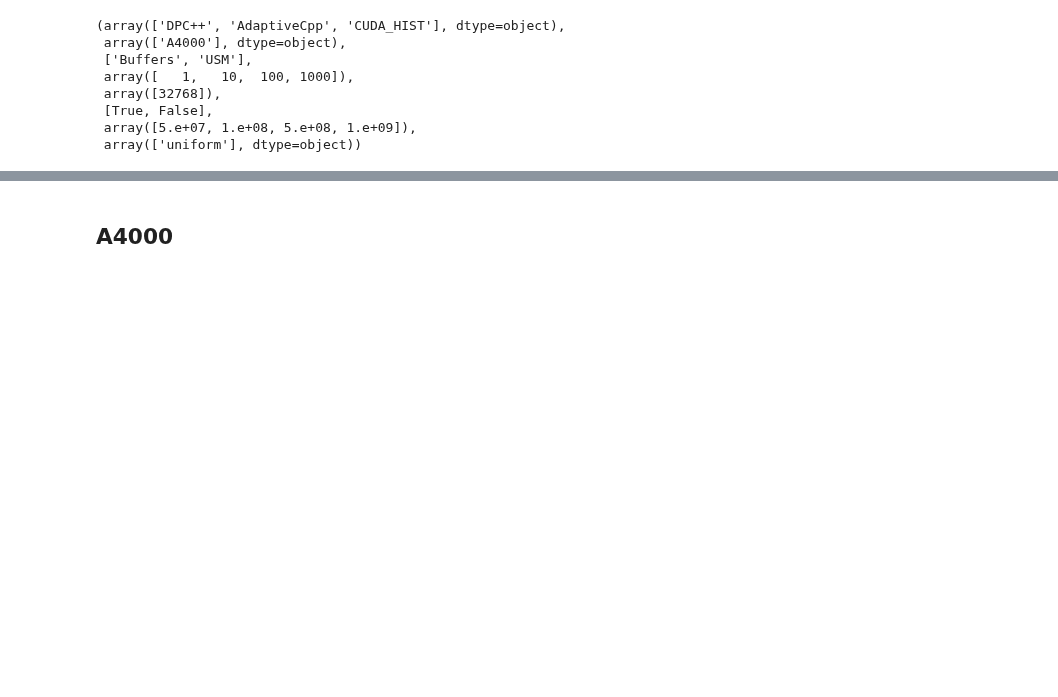
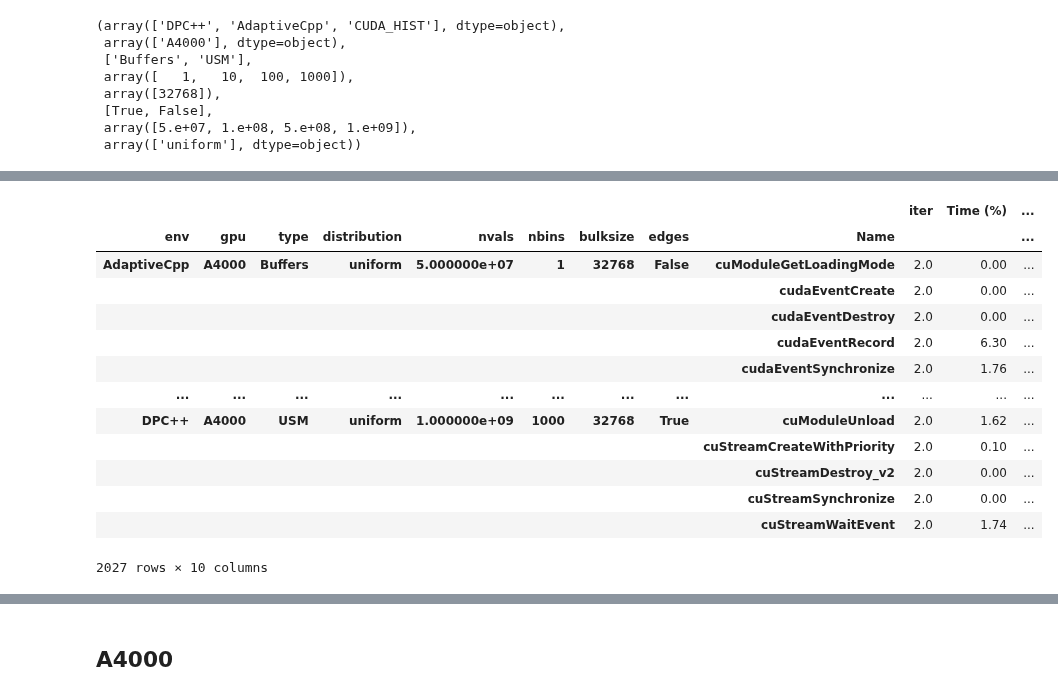
Before and after one commit to jolly-chen/msc-project, a Jupyter notebook: gpu-synchronous/sycl_paper.ipynb, the cells around one changed output, grey strips where cells are left out. Cells and saved outputs as stored; diff of their text form; code cells hidden in the pictures; blank space fills up the shorter version.

```diff
--- a/gpu-synchronous/sycl_paper.ipynb
+++ b/gpu-synchronous/sycl_paper.ipynb
@@ -94,3 +94,21 @@ unique_env, unique_gpus, unique_type, unique_nbins, unique_bulksize, unique_edge
  [True, False],
  array([5.e+07, 1.e+08, 5.e+08, 1.e+09]),
  array(['uniform'], dtype=object))
+# %%
+api_buf = pd.read_csv("das6-gpu/nsys-20231211-155923/api")
+api_buf["Time"] = api_buf["Total Time (ns)"].div(1e9)
+api_buf["nvals"] =  api_buf["input"].apply(lambda s: np.float64(s.split("_")[-1].split(".")[0]))
+api_buf["distribution"] =  api_buf["input"].apply(lambda s: s.split("_")[1])
+convert_to_type(api_buf, "edges", np.bool_)
+api_buf["type"] = "Buffers"
+
+api_usm = pd.read_csv("das6-gpu/nsys-20231206-174647/api")
+api_usm["Time"] = api_usm["Total Time (ns)"].div(1e9)
+api_usm["nvals"] =  api_usm["input"].apply(lambda s: np.float64(s.split("_")[-1].split(".")[0]))
+api_usm["distribution"] =  api_usm["input"].apply(lambda s: s.split("_")[1])
+convert_to_type(api_usm, "edges", np.bool_)
+api_usm["type"] = "USM"
+
+api = pd.concat([api_buf, api_usm])
+del api["input"]
+api
@@ -96,0 +129,18 @@ unique_env, unique_gpus, unique_type, unique_nbins, unique_bulksize, unique_edge
+# %%
+gp_api = api.groupby(["env", "gpu", "type", "distribution", "nvals", "nbins", "bulksize", "edges", "Name"])
+gp_api.mean()
+# %% [output]
+|  |  |  |  |  |  |  |  |  | iter | Time (%) | ... |
+| env | gpu | type | distribution | nvals | nbins | bulksize | edges | Name |  |  | ... |
+| AdaptiveCpp | A4000 | Buffers | uniform | 5.000000e+07 | 1 | 32768 | False | cuModuleGetLoadingMode | 2.0 | 0.00 | ... |
+|  |  |  |  |  |  |  |  | cudaEventCreate | 2.0 | 0.00 | ... |
+|  |  |  |  |  |  |  |  | cudaEventDestroy | 2.0 | 0.00 | ... |
+|  |  |  |  |  |  |  |  | cudaEventRecord | 2.0 | 6.30 | ... |
+|  |  |  |  |  |  |  |  | cudaEventSynchronize | 2.0 | 1.76 | ... |
+| ... | ... | ... | ... | ... | ... | ... | ... | ... | ... | ... | ... |
+| DPC++ | A4000 | USM | uniform | 1.000000e+09 | 1000 | 32768 | True | cuModuleUnload | 2.0 | 1.62 | ... |
+|  |  |  |  |  |  |  |  | cuStreamCreateWithPriority | 2.0 | 0.10 | ... |
+|  |  |  |  |  |  |  |  | cuStreamDestroy_v2 | 2.0 | 0.00 | ... |
+|  |  |  |  |  |  |  |  | cuStreamSynchronize | 2.0 | 0.00 | ... |
+|  |  |  |  |  |  |  |  | cuStreamWaitEvent | 2.0 | 1.74 | ... |
+2027 rows × 10 columns
```
Also changed, not shown: parts of 6 cells of this notebook.
